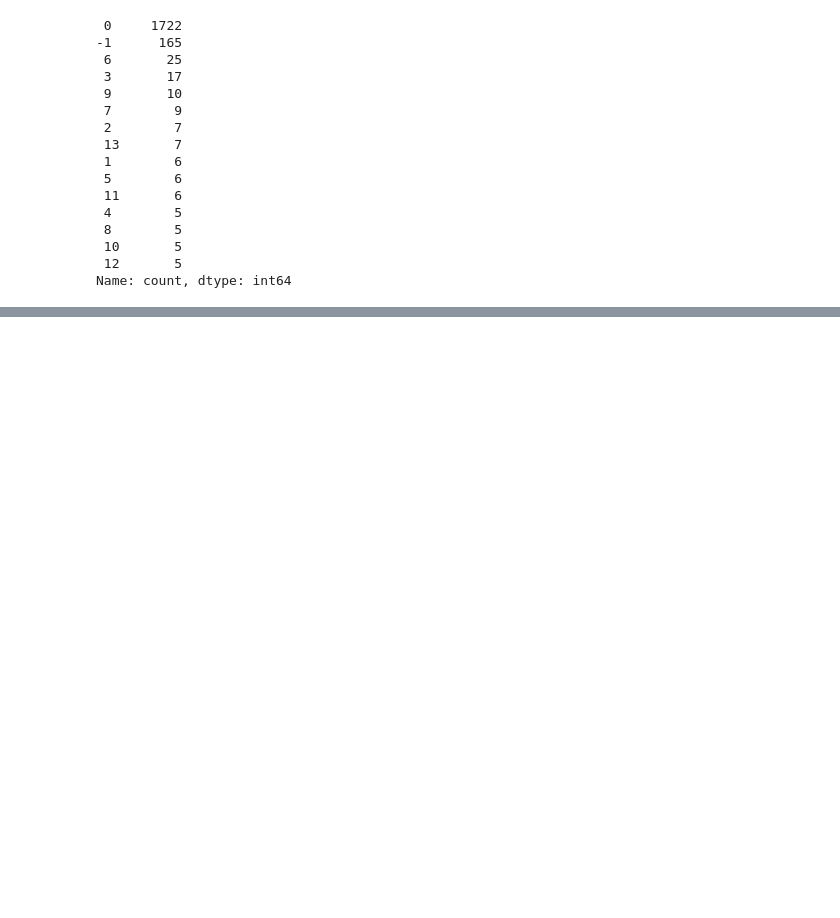
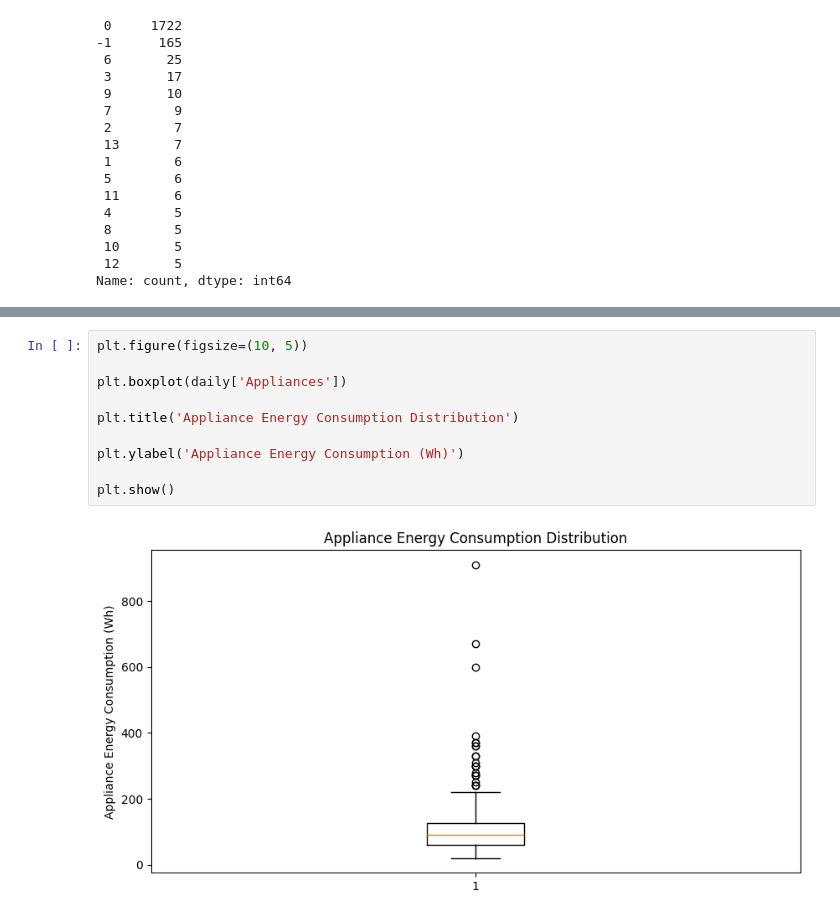
Before and after one commit to pericles-1995/CA1-2026193, a Jupyter notebook: CA2 ML.ipynb, the cells around one changed output, grey strips where cells are left out. Drawn from its saved outputs; the diff is of its cells as text; blank space fills up the shorter version.

```diff
--- a/CA2 ML.ipynb
+++ b/CA2 ML.ipynb
@@ -357,0 +556,12 @@ Name: count, dtype: int64
+# %%
+plt.figure(figsize=(10, 5))
+
+plt.boxplot(daily['Appliances'])
+
+plt.title('Appliance Energy Consumption Distribution')
+
+plt.ylabel('Appliance Energy Consumption (Wh)')
+
+plt.show()
+# %% [output]
+[figure, added]
```
Also changed, not shown: parts of 25 cells of this notebook.
